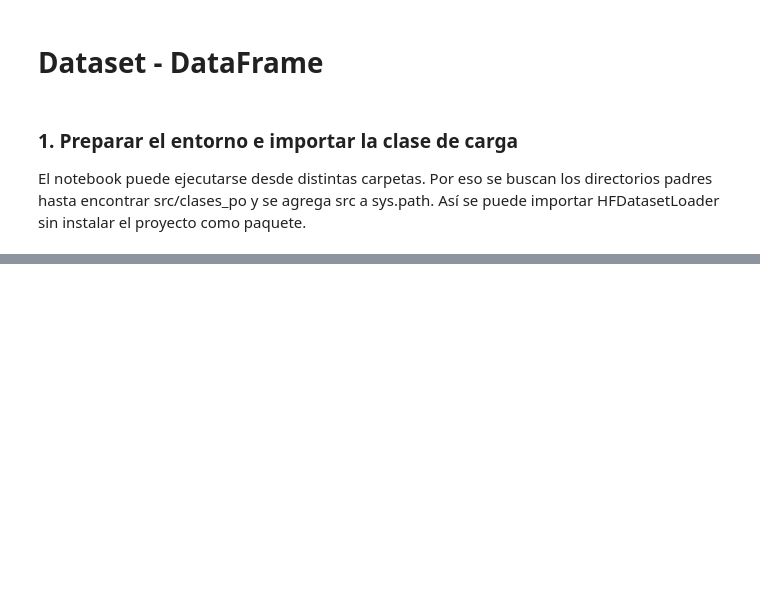
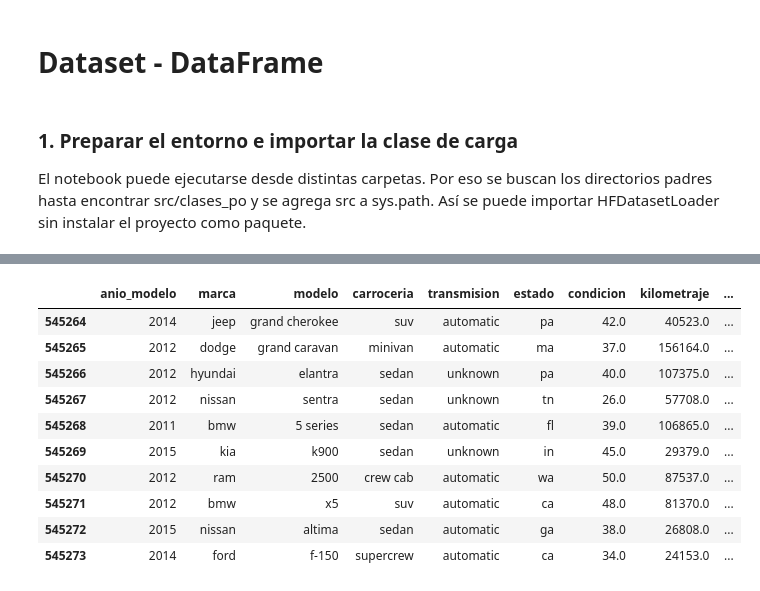
Before and after one commit to chonto329/Machine-Learning-, a Jupyter notebook: src/carga_datos/EA3_Transformacion_Enriquecimiento.ipynb, the cells around one changed output, grey strips where cells are left out. Saved outputs shown, nothing was run; the diff lists cells and outputs as text; code cells hidden in the pictures; blank space fills up the shorter version.

Commit message:
Se actualiza notebook: Ajuste la limpieza de datos Ajustes en transformación de datos Creación y respuesta de preguntas de negocio Exportación de reportes de negocio

```diff
--- a/src/carga_datos/EA3_Transformacion_Enriquecimiento.ipynb
+++ b/src/carga_datos/EA3_Transformacion_Enriquecimiento.ipynb
@@ -192,0 +231,5 @@ nulos_finales = df_prepared.isnull().sum().to_dict()
+# %%
+df["mes_venta"] = df["fecha_venta"].dt.to_period("M")
+df["antiguedad"] = (df["fecha_venta"].dt.year - df["anio_modelo"]).clip(lower=0)
+
+df["antiguedad"].describe()
@@ -192,0 +251,9 @@ nulos_finales = df_prepared.isnull().sum().to_dict()
+# %%
+df["pct_vs_mercado"] = ((df["precio_venta"] - df["precio_mercado"]) / df["precio_mercado"] * 100).round(1)
+df["resultado_venta"] = pd.cut(
+    df["pct_vs_mercado"],
+    bins=[-np.inf, -5, 5, np.inf],
+    labels=["por debajo", "en el mercado", "por encima"],
+)
+
+df["resultado_venta"].value_counts(normalize=True).round(3)
@@ -192,0 +269,8 @@ nulos_finales = df_prepared.isnull().sum().to_dict()
+# %%
+df["rango_condicion"] = pd.cut(
+    df["condicion"],
+    bins=[0, 19, 29, 39, 50],
+    labels=["mala", "regular", "buena", "excelente"],
+)
+
+df["rango_condicion"].value_counts()
@@ -192,0 +290,6 @@ nulos_finales = df_prepared.isnull().sum().to_dict()
+# %%
+grupo = df.groupby(["marca", "modelo", "anio_modelo"])["precio_venta"]
+df["precio_relativo"] = (df["precio_venta"] / grupo.transform("median")).round(3)
+df["precio_relativo"] = df["precio_relativo"].where(grupo.transform("size") >= 5)
+
+df["precio_relativo"].describe()
@@ -192,0 +317,18 @@ nulos_finales = df_prepared.isnull().sum().to_dict()
+# %%
+nuevas = ["mes_venta", "antiguedad", "pct_vs_mercado",
+          "resultado_venta", "rango_condicion", "precio_relativo"]
+
+df[nuevas].head()
+df.tail(10)
+# %% [output]
+|  | anio_modelo | marca | modelo | carroceria | transmision | estado | condicion | kilometraje | ... |
+| 545264 | 2014 | jeep | grand cherokee | suv | automatic | pa | 42.0 | 40523.0 | ... |
+| 545265 | 2012 | dodge | grand caravan | minivan | automatic | ma | 37.0 | 156164.0 | ... |
+| 545266 | 2012 | hyundai | elantra | sedan | unknown | pa | 40.0 | 107375.0 | ... |
+| 545267 | 2012 | nissan | sentra | sedan | unknown | tn | 26.0 | 57708.0 | ... |
+| 545268 | 2011 | bmw | 5 series | sedan | automatic | fl | 39.0 | 106865.0 | ... |
+| 545269 | 2015 | kia | k900 | sedan | unknown | in | 45.0 | 29379.0 | ... |
+| 545270 | 2012 | ram | 2500 | crew cab | automatic | wa | 50.0 | 87537.0 | ... |
+| 545271 | 2012 | bmw | x5 | suv | automatic | ca | 48.0 | 81370.0 | ... |
+| 545272 | 2015 | nissan | altima | sedan | automatic | ga | 38.0 | 26808.0 | ... |
+| 545273 | 2014 | ford | f-150 | supercrew | automatic | ca | 34.0 | 24153.0 | ... |
```
Also changed, not shown: parts of 52 cells of this notebook.
